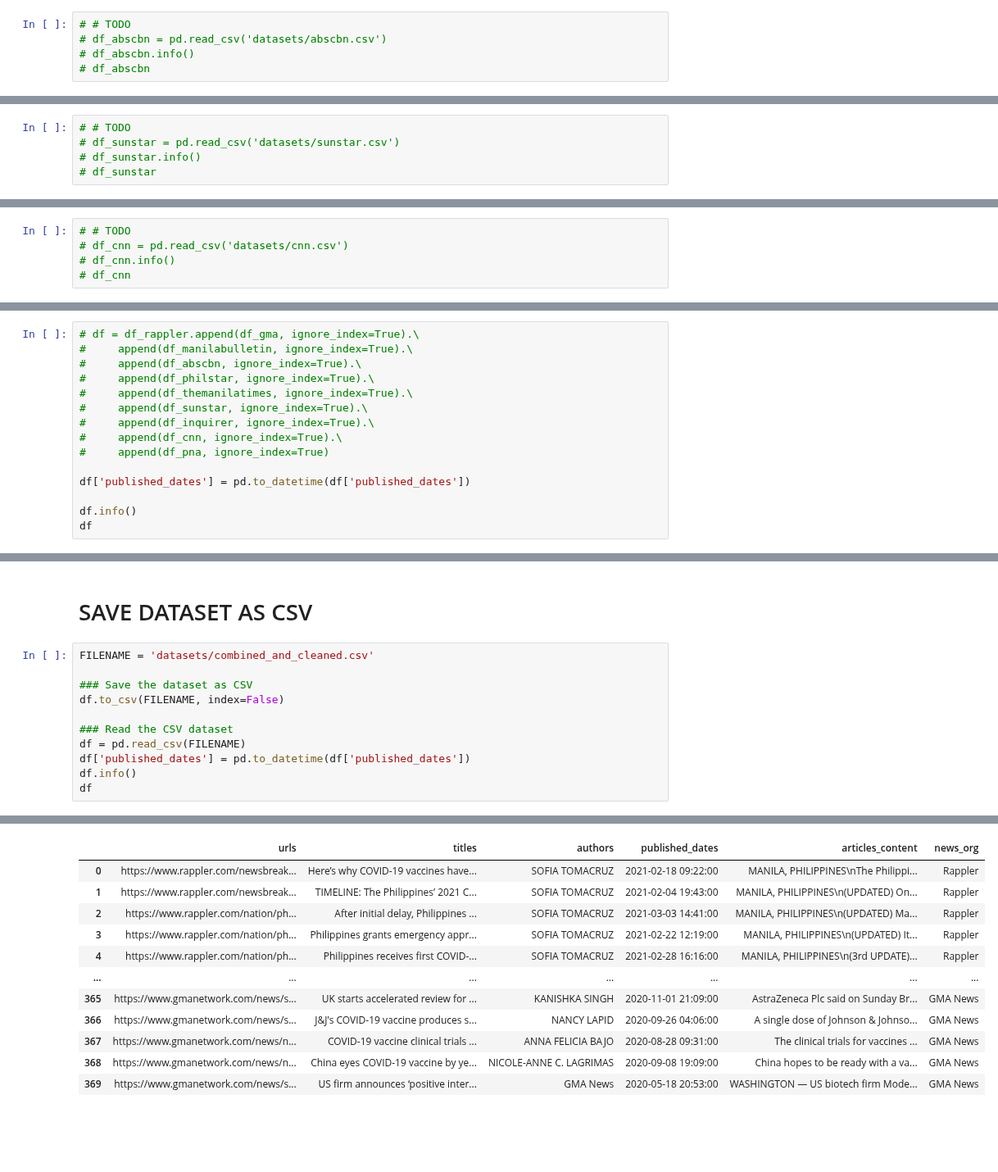
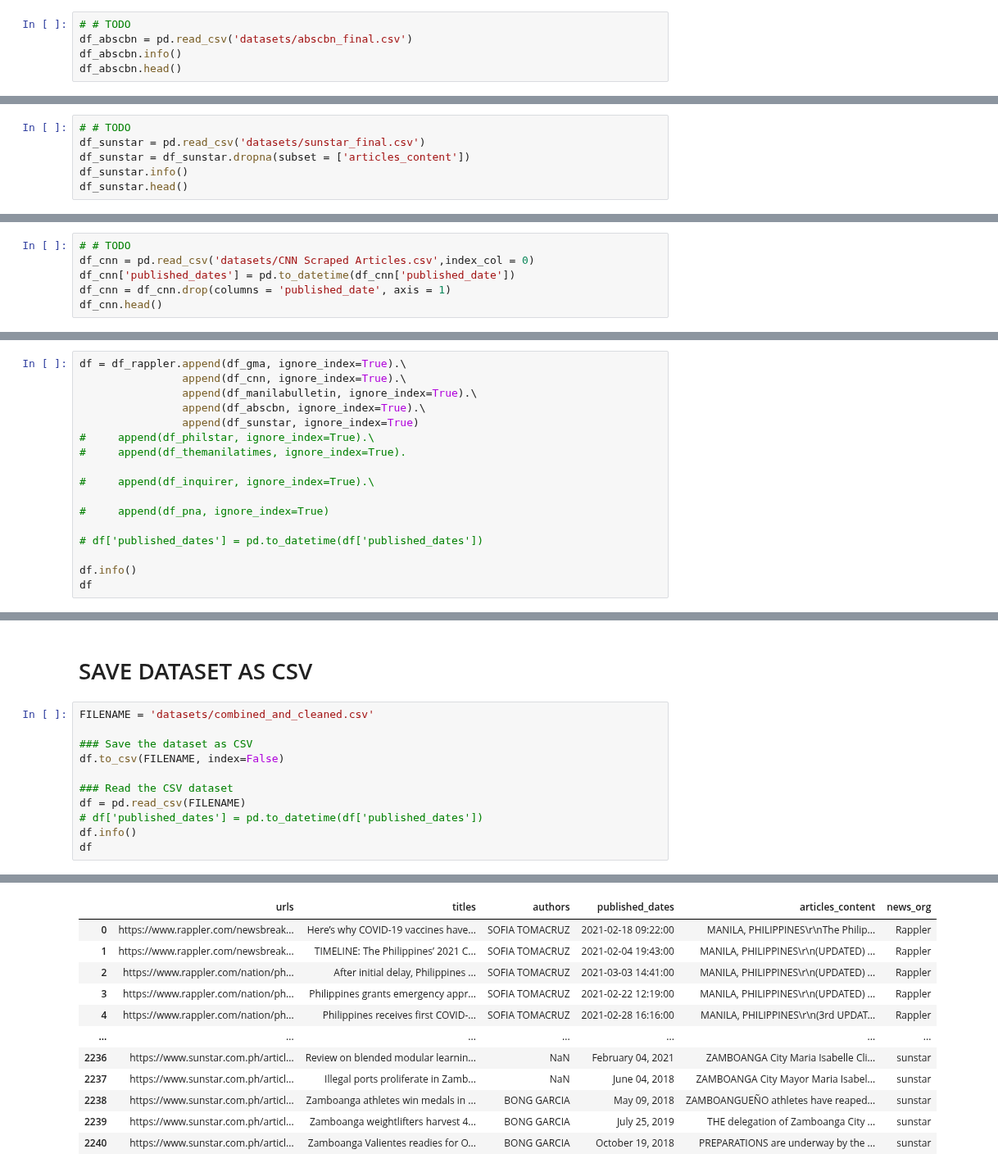
Before and after one commit to babybunso/team-sasa, a Jupyter notebook: sprint4project/1_combine_and_clean.ipynb, the cells around one changed output, grey strips where cells are left out. Shown at 82% size. Saved outputs shown, nothing was run; the diff lists cells and outputs as text; blank space fills up the shorter version.

```diff
--- a/sprint4project/1_combine_and_clean.ipynb
+++ b/sprint4project/1_combine_and_clean.ipynb
@@ -80,6 +86,6 @@ memory usage: 13.6+ KB
 ## ABS-CBN (Gee-R)
 # %%
 # # TODO
-# df_abscbn = pd.read_csv('datasets/abscbn.csv')
-# df_abscbn.info()
-# df_abscbn
+df_abscbn = pd.read_csv('datasets/abscbn_final.csv')
+df_abscbn.info()
+df_abscbn.head()
@@ -101,6 +127,7 @@ memory usage: 13.6+ KB
 ## Sun Star (Gee-R)
 # %%
 # # TODO
-# df_sunstar = pd.read_csv('datasets/sunstar.csv')
-# df_sunstar.info()
-# df_sunstar
+df_sunstar = pd.read_csv('datasets/sunstar_final.csv')
+df_sunstar = df_sunstar.dropna(subset = ['articles_content'])
+df_sunstar.info()
+df_sunstar.head()
@@ -115,6 +162,7 @@ memory usage: 13.6+ KB
 ## CNN (Justine)
 # %%
 # # TODO
-# df_cnn = pd.read_csv('datasets/cnn.csv')
-# df_cnn.info()
-# df_cnn
+df_cnn = pd.read_csv('datasets/CNN Scraped Articles.csv',index_col = 0)
+df_cnn['published_dates'] = pd.to_datetime(df_cnn['published_date'])
+df_cnn = df_cnn.drop(columns = 'published_date', axis = 1)
+df_cnn.head()
@@ -128,17 +183,19 @@ memory usage: 13.6+ KB
 # %% [markdown]
 # COMBINED DATASET
 # %%
-# df = df_rappler.append(df_gma, ignore_index=True).\
-#     append(df_manilabulletin, ignore_index=True).\
-#     append(df_abscbn, ignore_index=True).\
+df = df_rappler.append(df_gma, ignore_index=True).\
+                append(df_cnn, ignore_index=True).\
+                append(df_manilabulletin, ignore_index=True).\
+                append(df_abscbn, ignore_index=True).\
+                append(df_sunstar, ignore_index=True)
 #     append(df_philstar, ignore_index=True).\
-#     append(df_themanilatimes, ignore_index=True).\
-#     append(df_sunstar, ignore_index=True).\
+#     append(df_themanilatimes, ignore_index=True).
+
 #     append(df_inquirer, ignore_index=True).\
-#     append(df_cnn, ignore_index=True).\
+
 #     append(df_pna, ignore_index=True)
 
-df['published_dates'] = pd.to_datetime(df['published_dates'])
+# df['published_dates'] = pd.to_datetime(df['published_dates'])
 
 df.info()
 df
@@ -183,7 +240,7 @@ df.to_csv(FILENAME, index=False)
 
 ### Read the CSV dataset
 df = pd.read_csv(FILENAME)
-df['published_dates'] = pd.to_datetime(df['published_dates'])
+# df['published_dates'] = pd.to_datetime(df['published_dates'])
 df.info()
 df
 # %% [output]
@@ -203,12 +260,12 @@ memory usage: 17.5+ KB
 |  | urls | titles | authors | published_dates | articles_content | news_org |
-| 0 | https://www.rappler.com/newsbreak... | Here’s why COVID-19 vaccines have... | SOFIA TOMACRUZ | 2021-02-18 09:22:00 | MANILA, PHILIPPINES\nThe Philippi... | Rappler |
-| 1 | https://www.rappler.com/newsbreak... | TIMELINE: The Philippines’ 2021 C... | SOFIA TOMACRUZ | 2021-02-04 19:43:00 | MANILA, PHILIPPINES\n(UPDATED) On... | Rappler |
-| 2 | https://www.rappler.com/nation/ph... | After initial delay, Philippines ... | SOFIA TOMACRUZ | 2021-03-03 14:41:00 | MANILA, PHILIPPINES\n(UPDATED) Ma... | Rappler |
-| 3 | https://www.rappler.com/nation/ph... | Philippines grants emergency appr... | SOFIA TOMACRUZ | 2021-02-22 12:19:00 | MANILA, PHILIPPINES\n(UPDATED) It... | Rappler |
-| 4 | https://www.rappler.com/nation/ph... | Philippines receives first COVID-... | SOFIA TOMACRUZ | 2021-02-28 16:16:00 | MANILA, PHILIPPINES\n(3rd UPDATE)... | Rappler |
+| 0 | https://www.rappler.com/newsbreak... | Here’s why COVID-19 vaccines have... | SOFIA TOMACRUZ | 2021-02-18 09:22:00 | MANILA, PHILIPPINES\r\nThe Philip... | Rappler |
+| 1 | https://www.rappler.com/newsbreak... | TIMELINE: The Philippines’ 2021 C... | SOFIA TOMACRUZ | 2021-02-04 19:43:00 | MANILA, PHILIPPINES\r\n(UPDATED) ... | Rappler |
+| 2 | https://www.rappler.com/nation/ph... | After initial delay, Philippines ... | SOFIA TOMACRUZ | 2021-03-03 14:41:00 | MANILA, PHILIPPINES\r\n(UPDATED) ... | Rappler |
+| 3 | https://www.rappler.com/nation/ph... | Philippines grants emergency appr... | SOFIA TOMACRUZ | 2021-02-22 12:19:00 | MANILA, PHILIPPINES\r\n(UPDATED) ... | Rappler |
+| 4 | https://www.rappler.com/nation/ph... | Philippines receives first COVID-... | SOFIA TOMACRUZ | 2021-02-28 16:16:00 | MANILA, PHILIPPINES\r\n(3rd UPDAT... | Rappler |
 | ... | ... | ... | ... | ... | ... | ... |
-| 365 | https://www.gmanetwork.com/news/s... | UK starts accelerated review for ... | KANISHKA SINGH | 2020-11-01 21:09:00 | AstraZeneca Plc said on Sunday Br... | GMA News |
-| 366 | https://www.gmanetwork.com/news/s... | J&J's COVID-19 vaccine produces s... | NANCY LAPID | 2020-09-26 04:06:00 | A single dose of Johnson & Johnso... | GMA News |
-| 367 | https://www.gmanetwork.com/news/n... | COVID-19 vaccine clinical trials ... | ANNA FELICIA BAJO | 2020-08-28 09:31:00 | The clinical trials for vaccines ... | GMA News |
-| 368 | https://www.gmanetwork.com/news/n... | China eyes COVID-19 vaccine by ye... | NICOLE-ANNE C. LAGRIMAS | 2020-09-08 19:09:00 | China hopes to be ready with a va... | GMA News |
-| 369 | https://www.gmanetwork.com/news/s... | US firm announces ‘positive inter... | GMA News | 2020-05-18 20:53:00 | WASHINGTON — US biotech firm Mode... | GMA News |
+| 2236 | https://www.sunstar.com.ph/articl... | Review on blended modular learnin... | NaN | February 04, 2021 | ZAMBOANGA City Maria Isabelle Cli... | sunstar |
+| 2237 | https://www.sunstar.com.ph/articl... | Illegal ports proliferate in Zamb... | NaN | June 04, 2018 | ZAMBOANGA City Mayor Maria Isabel... | sunstar |
+| 2238 | https://www.sunstar.com.ph/articl... | Zamboanga athletes win medals in ... | BONG GARCIA | May 09, 2018 | ZAMBOANGUEÑO athletes have reaped... | sunstar |
+| 2239 | https://www.sunstar.com.ph/articl... | Zamboanga weightlifters harvest 4... | BONG GARCIA | July 25, 2019 | THE delegation of Zamboanga City ... | sunstar |
+| 2240 | https://www.sunstar.com.ph/articl... | Zamboanga Valientes readies for O... | BONG GARCIA | October 19, 2018 | PREPARATIONS are underway by the ... | sunstar |
```
Also changed, not shown: parts of 8 cells of this notebook, 1 other file.
